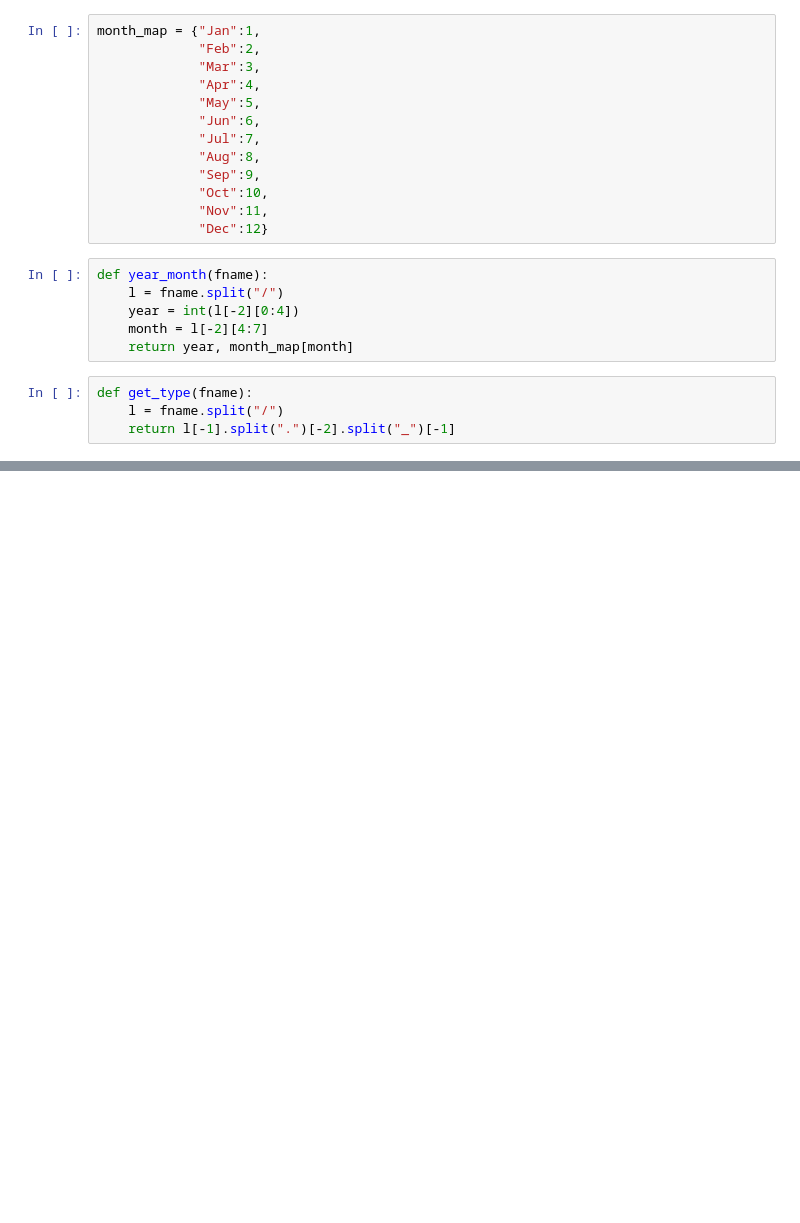
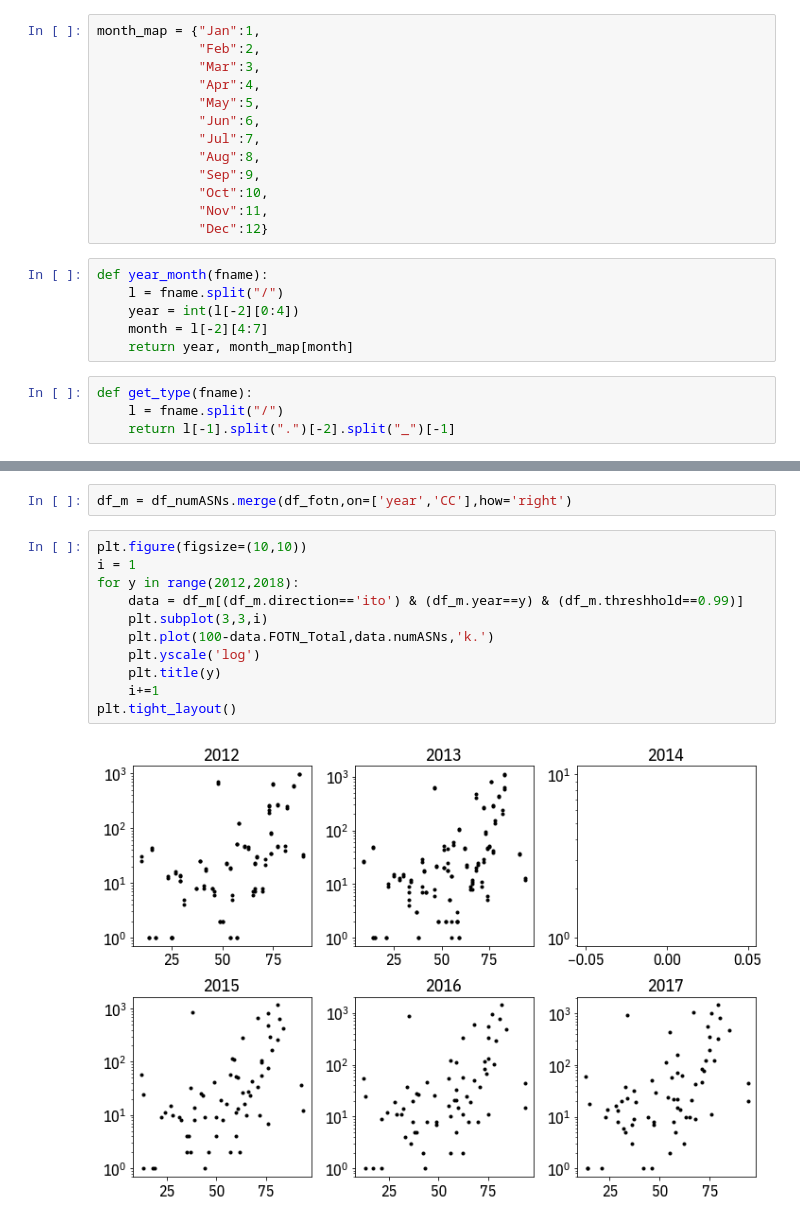
Before and after one commit to KirtusLeyba/BGPSimPy, a Jupyter notebook: Paper/analysis/FigureGen.ipynb, the cells around one changed output, grey strips where cells are left out. Saved outputs shown, nothing was run; the diff lists cells and outputs as text; blank space fills up the shorter version.

```diff
--- a/Paper/analysis/FigureGen.ipynb
+++ b/Paper/analysis/FigureGen.ipynb
@@ -134,0 +164,15 @@ plt.tight_layout()
+# %%
+df_m = df_numASNs.merge(df_fotn,on=['year','CC'],how='right')
+# %%
+plt.figure(figsize=(10,10))
+i = 1
+for y in range(2012,2018):
+    data = df_m[(df_m.direction=='ito') & (df_m.year==y) & (df_m.threshhold==0.99)]
+    plt.subplot(3,3,i)
+    plt.plot(100-data.FOTN_Total,data.numASNs,'k.')
+    plt.yscale('log')
+    plt.title(y)
+    i+=1
+plt.tight_layout()
+# %% [output]
+[figure, added]
```
Also changed, not shown: parts of 18 cells of this notebook, 1 other file.
